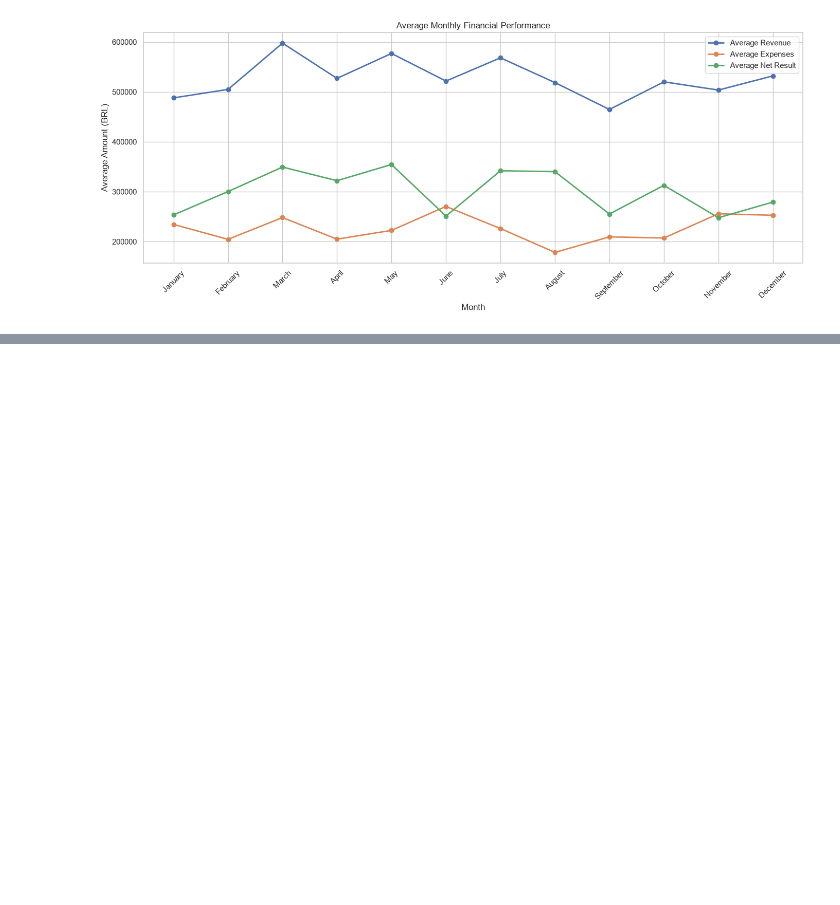
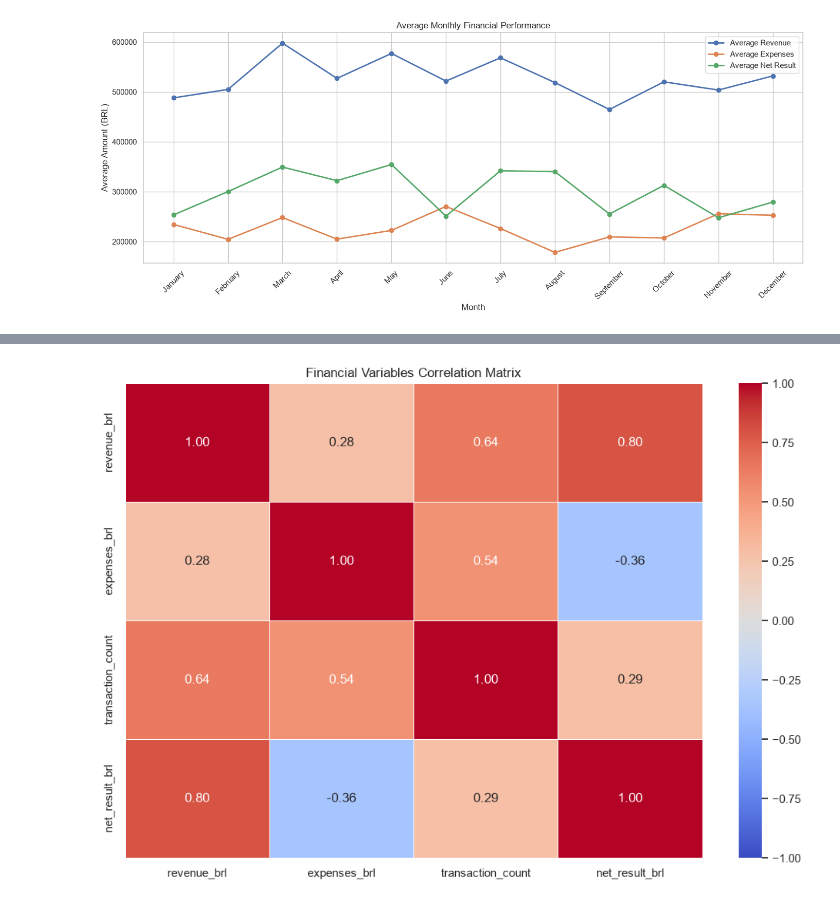
Before and after one commit to guilherme-santos-machado/portfolio-data-analytics, a Jupyter notebook: 03-exploratory-data-analysis-python/notebooks/02_exploratory_data_analysis.ipynb, the cells around one changed output, grey strips where cells are left out. Drawn from its saved outputs; the diff is of its cells as text; code cells hidden in the pictures; blank space fills up the shorter version.

Commit message:
Correlation and Avg created

```diff
--- a/03-exploratory-data-analysis-python/notebooks/02_exploratory_data_analysis.ipynb
+++ b/03-exploratory-data-analysis-python/notebooks/02_exploratory_data_analysis.ipynb
@@ -635,0 +644,14 @@ plt.show()
+# %%
+# Calculate correlation matrix
+
+correlation_matrix = df[
+    [
+        'revenue_brl',
+        'expenses_brl',
+        'transaction_count',
+        'net_result_brl'
+    ]
+].corr(method='pearson')
+
+# Display correlation matrix
+correlation_matrix.round(3)
@@ -635,0 +664,21 @@ plt.show()
+# %%
+# Correlation heatmap
+
+plt.figure(figsize=(10, 7))
+
+sns.heatmap(
+    correlation_matrix,
+    annot=True,
+    cmap='coolwarm',
+    fmt='.2f',
+    linewidths=0.5,
+    vmin=-1,
+    vmax=1
+)
+
+plt.title('Financial Variables Correlation Matrix')
+plt.tight_layout()
+
+plt.show()
+# %% [output]
+[figure, added]
```
Also changed, not shown: parts of 8 cells of this notebook.
